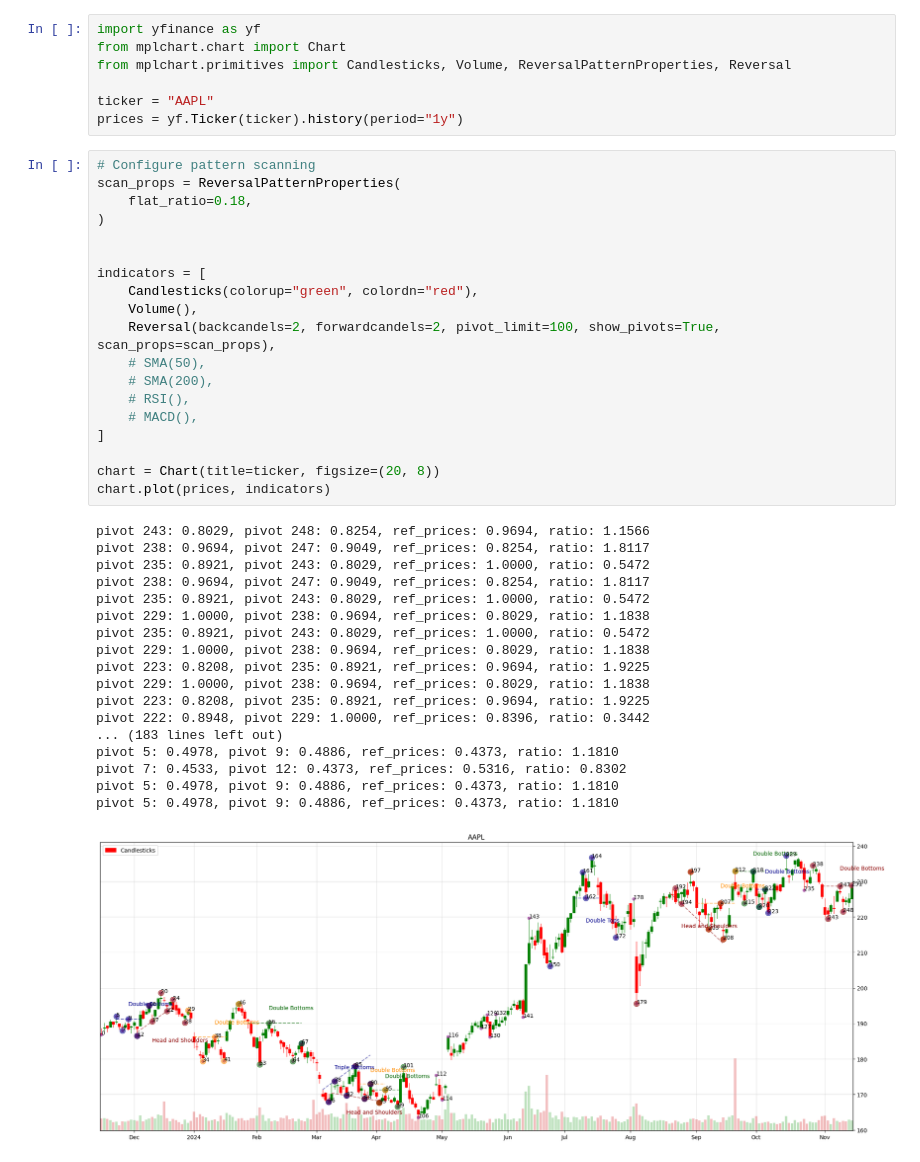
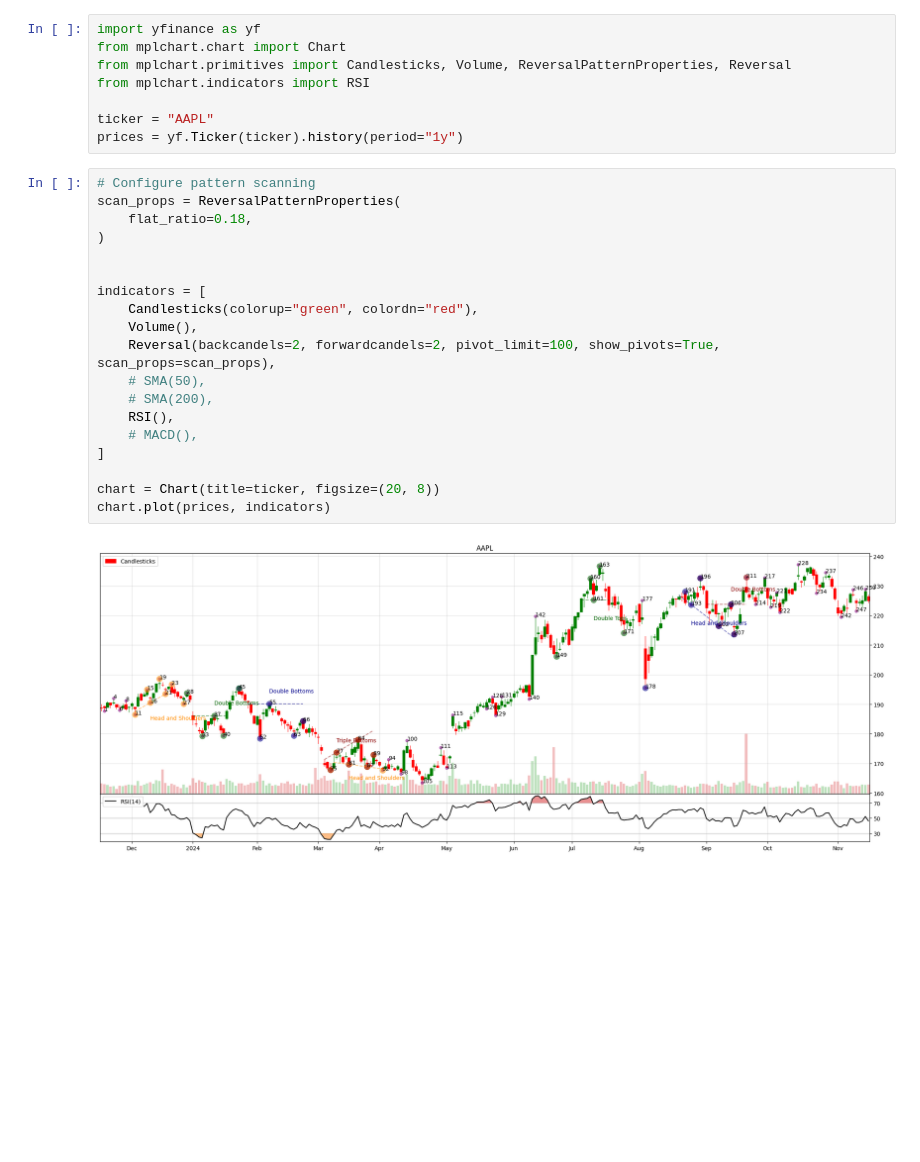
Before and after one commit to furechan/mplchart, a Jupyter notebook: examples/plot-reversals.ipynb, the cells around one changed output. Cells and saved outputs as stored; diff of their text form; blank space fills up the shorter version.

```diff
--- a/examples/plot-reversals.ipynb
+++ b/examples/plot-reversals.ipynb
@@ -2,44 +2,28 @@
 import yfinance as yf
 from mplchart.chart import Chart
 from mplchart.primitives import Candlesticks, Volume, ReversalPatternProperties, Reversal
+from mplchart.indicators import RSI
 
 ticker = "AAPL"
 prices = yf.Ticker(ticker).history(period="1y")
 # %%
 # Configure pattern scanning
 scan_props = ReversalPatternProperties(
     flat_ratio=0.18,
 )
 
 
 indicators = [
     Candlesticks(colorup="green", colordn="red"),
     Volume(),
     Reversal(backcandels=2, forwardcandels=2, pivot_limit=100, show_pivots=True, scan_props=scan_props),
     # SMA(50),
     # SMA(200),
-    # RSI(),
+    RSI(),
     # MACD(),
 ]
 
 chart = Chart(title=ticker, figsize=(20, 8))
 chart.plot(prices, indicators)
 # %% [output]
-pivot 243: 0.8029, pivot 248: 0.8254, ref_prices: 0.9694, ratio: 1.1566
-pivot 238: 0.9694, pivot 247: 0.9049, ref_prices: 0.8254, ratio: 1.8117
-pivot 235: 0.8921, pivot 243: 0.8029, ref_prices: 1.0000, ratio: 0.5472
-pivot 238: 0.9694, pivot 247: 0.9049, ref_prices: 0.8254, ratio: 1.8117
-pivot 235: 0.8921, pivot 243: 0.8029, ref_prices: 1.0000, ratio: 0.5472
-pivot 229: 1.0000, pivot 238: 0.9694, ref_prices: 0.8029, ratio: 1.1838
-pivot 235: 0.8921, pivot 243: 0.8029, ref_prices: 1.0000, ratio: 0.5472
-pivot 229: 1.0000, pivot 238: 0.9694, ref_prices: 0.8029, ratio: 1.1838
-pivot 223: 0.8208, pivot 235: 0.8921, ref_prices: 0.9694, ratio: 1.9225
-pivot 229: 1.0000, pivot 238: 0.9694, ref_prices: 0.8029, ratio: 1.1838
-pivot 223: 0.8208, pivot 235: 0.8921, ref_prices: 0.9694, ratio: 1.9225
-pivot 222: 0.8948, pivot 229: 1.0000, ref_prices: 0.8396, ratio: 0.3442
-... (183 lines left out)
-pivot 5: 0.4978, pivot 9: 0.4886, ref_prices: 0.4373, ratio: 1.1810
-pivot 7: 0.4533, pivot 12: 0.4373, ref_prices: 0.5316, ratio: 0.8302
-pivot 5: 0.4978, pivot 9: 0.4886, ref_prices: 0.4373, ratio: 1.1810
-pivot 5: 0.4978, pivot 9: 0.4886, ref_prices: 0.4373, ratio: 1.1810
-[figure, old version]
+[figure, new version]
```
Also changed, not shown: 13 other files.
